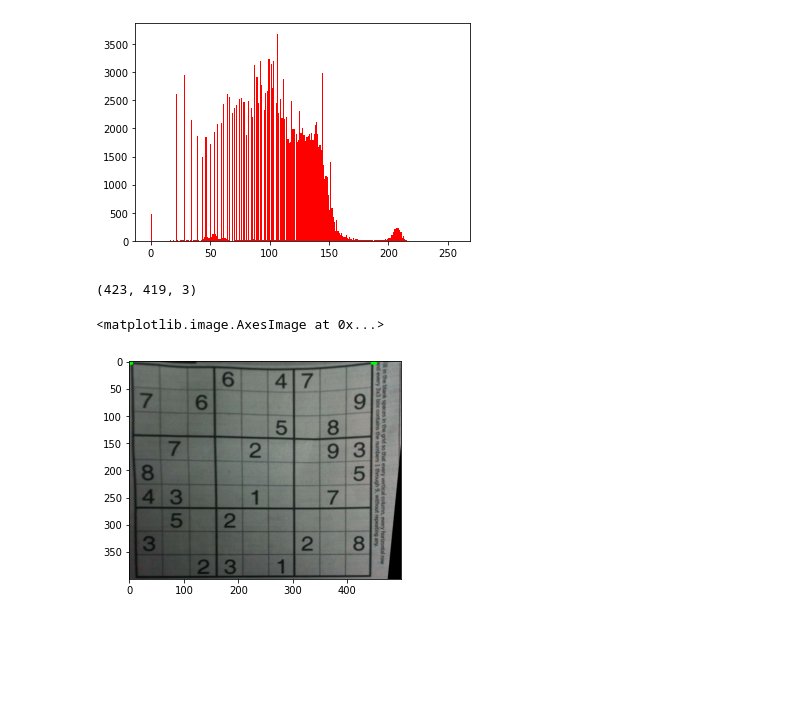
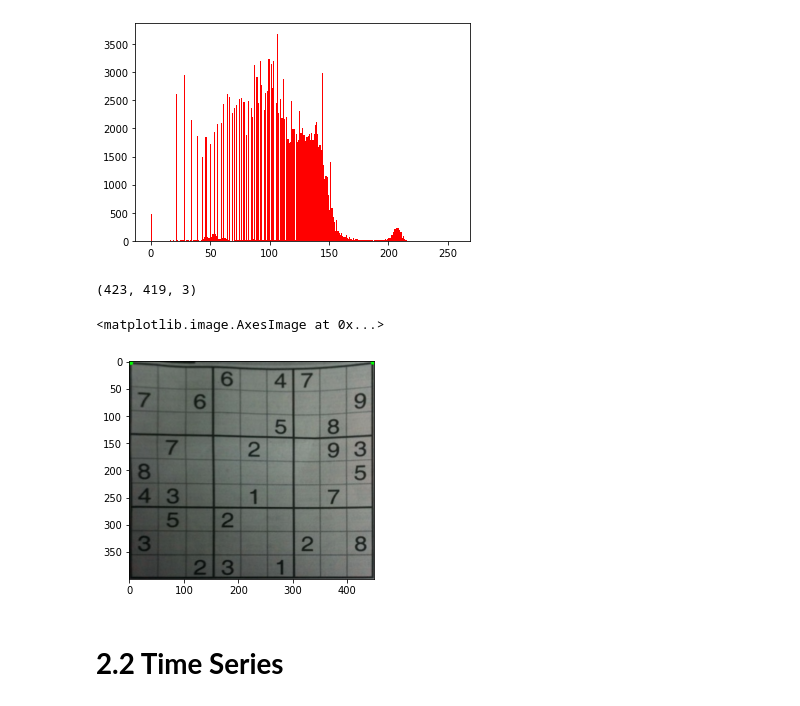
Before and after one commit to MaxTeeple/ME-592, a Jupyter notebook: HW 1/HW1-Teeple.ipynb, the cells around one changed output. Drawn from its saved outputs; the diff is of its cells as text; code cells hidden in the pictures; blank space fills up the shorter version.

```diff
--- a/HW 1/HW1-Teeple.ipynb
+++ b/HW 1/HW1-Teeple.ipynb
@@ -23,18 +25,20 @@ _ = plt.hist(img.flatten(),256,[0,256], color = 'r')
 # %%
 
 paper = cv2.imread('/content/drive/MyDrive/Colab Notebooks/ME 592X/ME-592/HW 1/sudoku-original.png')
 print(paper.shape)
 # Coordinates that you want to Perspective Transform
 #50,60
-pts1 = np.float32([[52,62],[370,50],[10,440],[400,450]])
+pts1 = np.float32([[54,62],[370,50],[20,437],[395,445]])
 # Size of the Transformed Image
 pts2 = np.float32([[0,0],[450,0],[0,450],[450,450]])
 for val in pts1:
     cv2.circle(paper,(val[0],val[1]),5,(0,255,0),-1)
 M = cv2.getPerspectiveTransform(pts1,pts2)
-dst = cv2.warpPerspective(paper,M,(500,400))
+dst = cv2.warpPerspective(paper,M,(450,400))
 plt.imshow(dst)
 # %% [output]
 (423, 419, 3)
 <matplotlib.image.AxesImage at 0x...>
-[figure, old version]
+[figure, new version]
+# %% [markdown]
+# **2.2 Time Series**
```
Also changed, not shown: parts of 2 cells of this notebook.
